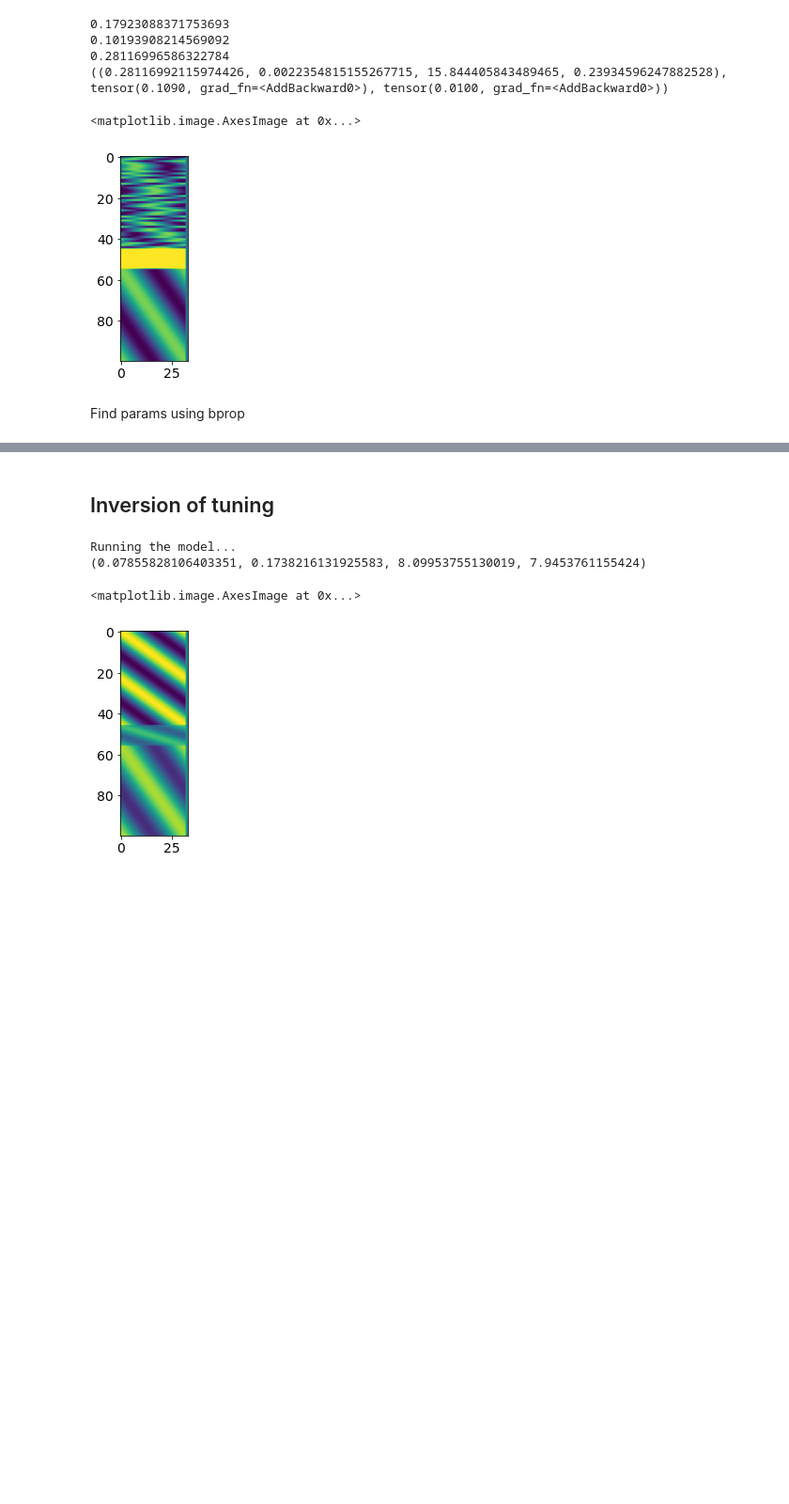
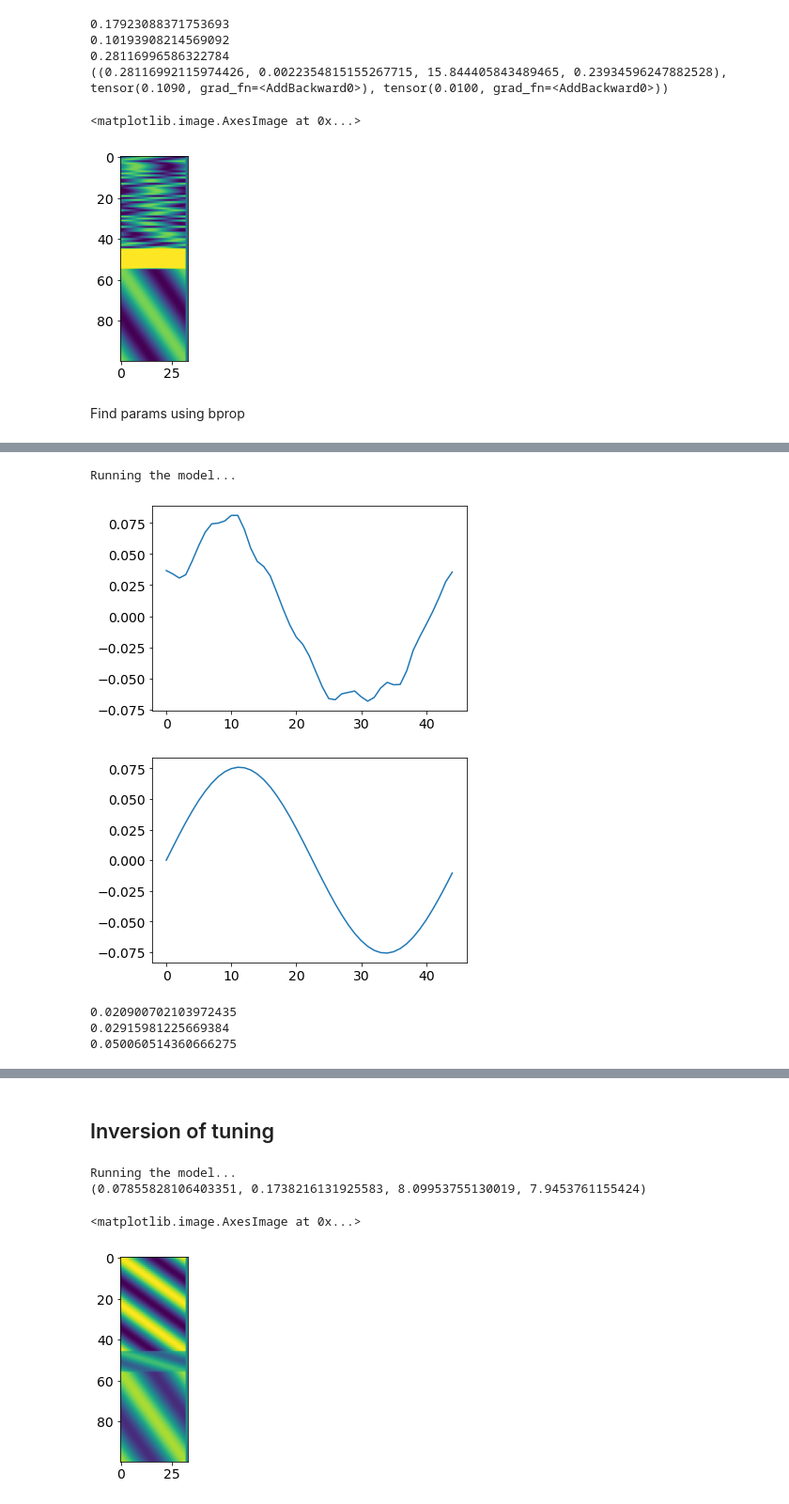
Before and after one commit to azaho/rnnmin, a Jupyter notebook: HD.ipynb, the cells around one changed output, grey strips where cells are left out. Shown: that part at 94% size. Cells and saved outputs as stored; diff of their text form; code cells hidden in the pictures; blank space fills up the shorter version.

```diff
--- a/HD.ipynb
+++ b/HD.ipynb
@@ -797,0 +798,79 @@ plt.imshow(model.fc_x2ah.weight.detach().numpy())
+# %%
+def analyze_error(model, second_noise=False, noise_amplitude=0.0, ORI_RES = 3):
+    ORI_SET = np.arange(0, 180, ORI_RES)
+    ORI_SET_SIZE = ORI_SET.shape[0]
+    def network_performance():
+        error = torch.sum((megabatch_output[0][megabatch_mask == 1] - megabatch_target[megabatch_mask == 1]) ** 2, dim=0) / torch.sum(megabatch_mask == 1)
+        MSE_O1 = (error[0]+error[1]).item()
+        MSE_O2 = (error[2]+error[3]).item()
+        trig = megabatch_output[0][:, t5+1:t6+1, :]
+        o1 = torch.atan2((trig[:, :, 0]/(trig[:, :, 0]**2+trig[:, :, 1]**2)**0.5), (trig[:, :, 1]/(trig[:, :, 0]**2+trig[:, :, 1]**2)**0.5)) / 2 * 180 / math.pi
+        o2 = torch.atan2((trig[:, :, 2]/(trig[:, :, 2]**2+trig[:, :, 3]**2)**0.5), (trig[:, :, 3]/(trig[:, :, 2]**2+trig[:, :, 3]**2)**0.5)) / 2 * 180 / math.pi
+        trig = megabatch_target[:, t5+1:t6+1, :]
+        o1_t = torch.atan2((trig[:, :, 0]/(trig[:, :, 0]**2+trig[:, :, 1]**2)**0.5), (trig[:, :, 1]/(trig[:, :, 0]**2+trig[:, :, 1]**2)**0.5)) / 2 * 180 / math.pi
+        o2_t = torch.atan2((trig[:, :, 2]/(trig[:, :, 2]**2+trig[:, :, 3]**2)**0.5), (trig[:, :, 3]/(trig[:, :, 2]**2+trig[:, :, 3]**2)**0.5)) / 2 * 180 / math.pi
+        error_o1 = torch.minimum(torch.minimum((o1-o1_t)**2, (o1-o1_t+180)**2), (o1-o1_t-180)**2)
+        error_o1 = torch.mean(error_o1).item()**0.5
+        error_o2 = torch.minimum(torch.minimum((o2-o2_t)**2, (o2-o2_t+180)**2), (o2-o2_t-180)**2)
+        error_o2 = torch.mean(error_o2).item()**0.5
+        return MSE_O1, MSE_O2, error_o1, error_o2
+    def generate_megabatch(task, delay0, delay1, delay2):
+        batch = []
+        batch_labels = []
+        output_masks = []
+        for orientation1 in ORI_SET:
+            for orientation2 in ORI_SET:
+                to_batch, to_batch_labels, to_mask = task._make_trial(orientation1, orientation2, delay0, delay1, delay2)
+                batch.append(to_batch.unsqueeze(0))
+                batch_labels.append(to_batch_labels.unsqueeze(0))
+                output_masks.append(to_mask.unsqueeze(0))
+        return torch.cat(batch).to(config.device), torch.cat(batch_labels).to(config.device), torch.cat(
+            output_masks).to(config.device)
+    batch = generate_megabatch(task, delay0, delay1, delay2)
+    print("Running the model...")
+    #output = model(batch[0], noise_amplitude=noise_amplitude)
+    t_bhneverlearn = noise_amplitude * torch.randn(model.get_noise_shape(batch[0]))
+    bhneverlearn = torch.zeros(t_bhneverlearn.shape)
+    t1 = delay0+hold_orientation_for+delay1+hold_orientation_for
+    t2 = t1 + delay2
+    if second_noise:
+        bhneverlearn[:, t1:t2, :] = t_bhneverlearn[:, t1:t2, :]
+    else:
+        bhneverlearn = t_bhneverlearn
+    output = model._forward(batch[0], bhneverlearn=bhneverlearn)
+    megabatch_output = output
+    megabatch_input, megabatch_target, megabatch_mask = batch
+
+    A = megabatch_output[1][:, -hold_cue_for:, :].reshape((180//ORI_RES)**2*hold_cue_for, -1)[:, R1_i]
+    P = torch.linalg.inv(A.T@A+30000*torch.eye(len(A.T@A)))@A.T
+    #P[R2_i] = 0
+    P_O1_S = P @ megabatch_target[:, -hold_cue_for:, 0].reshape(-1)
+    P_O1_C = P @ megabatch_target[:, -hold_cue_for:, 1].reshape(-1)
+    O1_E_S = torch.mean((A@P_O1_S - megabatch_target[:, t5:t6, 0].reshape(-1))**2)
+    O1_E_C = torch.mean((A@P_O1_C - megabatch_target[:, t5:t6, 1].reshape(-1))**2)
+    plt.plot(P_O1_S.detach().numpy())
+    plt.show()
+    A = megabatch_output[1][:, -hold_cue_for:, :].reshape((180//ORI_RES)**2*hold_cue_for, -1)[:, R2_i]
+    P = torch.linalg.pinv(A)
+    P_O2_S = P @ megabatch_target[:, -hold_cue_for:, 2].reshape(-1)
+    P_O2_C = P @ megabatch_target[:, -hold_cue_for:, 3].reshape(-1)
+    O2_E_S = torch.mean((A@P_O2_S - megabatch_target[:, t5:t6, 2].reshape(-1))**2)
+    O2_E_C = torch.mean((A@P_O2_C - megabatch_target[:, t5:t6, 3].reshape(-1))**2)
+    plt.plot(P_O2_S.detach().numpy())
+    plt.show()
+
+
+
+    print(torch.mean((megabatch_target[:, -hold_cue_for:, 0]-megabatch_output[0][:, -hold_cue_for:, 0])**2).item())
+    print(torch.mean((megabatch_target[:, -hold_cue_for:, 1]-megabatch_output[0][:, -hold_cue_for:, 1])**2).item())
+    print(torch.mean((megabatch_target[:, -hold_cue_for:, 1]-megabatch_output[0][:, -hold_cue_for:, 1])**2).item()+torch.mean((megabatch_target[:, -hold_cue_for:, 0]-megabatch_output[0][:, -hold_cue_for:, 0])**2).item())
+
+    return network_performance(), O1_E_S+O1_E_C, O2_E_S+O2_E_C
+analyze_error(model)
+# %% [output]
+Running the model...
+[figure, added]
+[figure, added]
+0.020900702103972435
+0.02915981225669384
+0.050060514360666275
```
Also changed, not shown: parts of 3 cells of this notebook, 8 other files.
